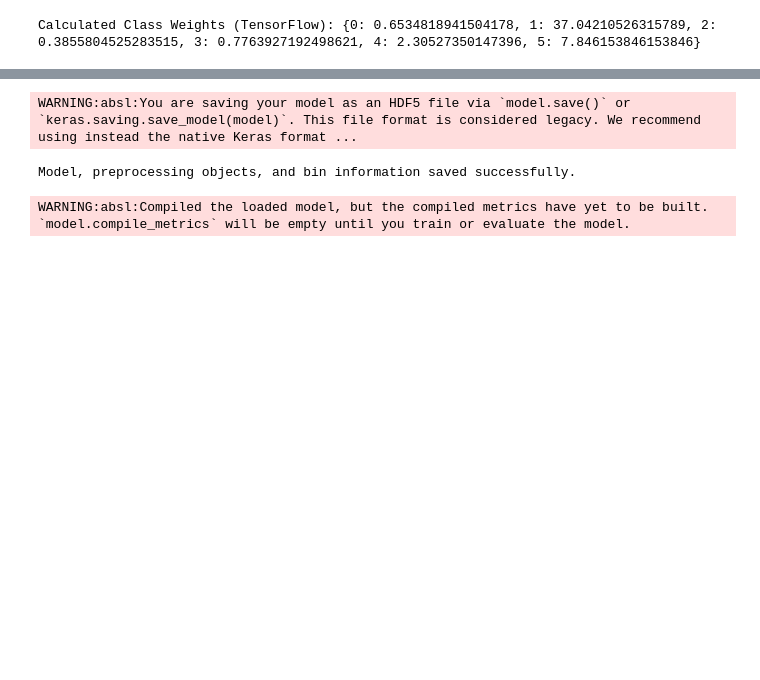
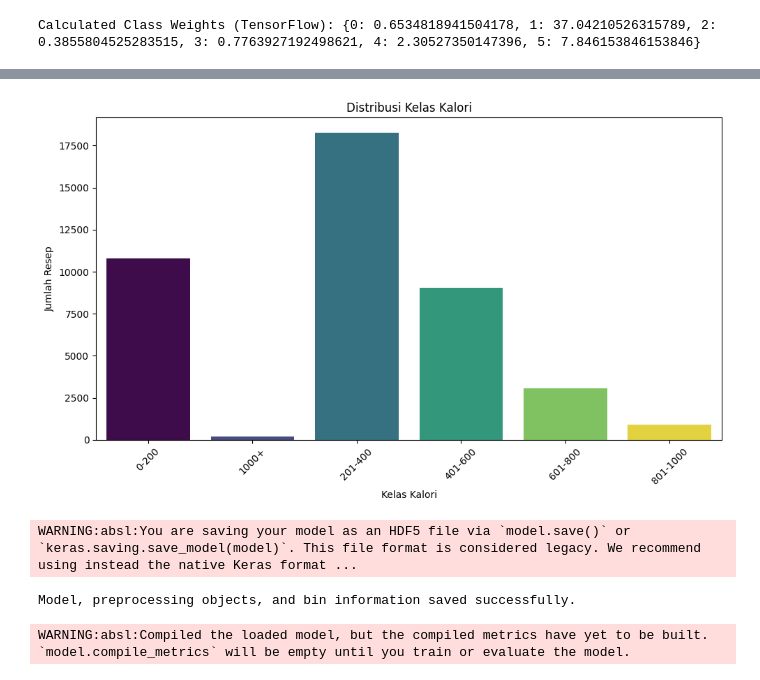
Before and after one commit to Akmal7604/Capstone_Akmal_Andri_Zahran, a Jupyter notebook: Suggestion_Meal/main.ipynb, the cells around one changed output, grey strips where cells are left out. Cells and saved outputs as stored; diff of their text form; code cells hidden in the pictures; blank space fills up the shorter version.

```diff
--- a/Suggestion_Meal/main.ipynb
+++ b/Suggestion_Meal/main.ipynb
@@ -396,3 +438,16 @@ ROC AUC Score (weighted 'ovr', TensorFlow): 0.9937
+# %%
+# 3. Distribusi Kelas
+plt.figure(figsize=(10, 6))
+sns.countplot(x=y_train, hue=y_train, palette='viridis', legend=False)
+plt.title('Distribusi Kelas Kalori')
+plt.xlabel('Kelas Kalori')
+plt.ylabel('Jumlah Resep')
+plt.xticks(ticks=range(len(le.classes_)), labels=le.classes_, rotation=45)
+plt.tight_layout()
+plt.savefig('class_distribution.png')
+plt.show()
+# %% [output]
+[figure, added]
 # %%
 # --- 7. Save Model and Preprocessing Objects ---
 try:
```
Also changed, not shown: parts of 8 cells of this notebook, 3 other files.
